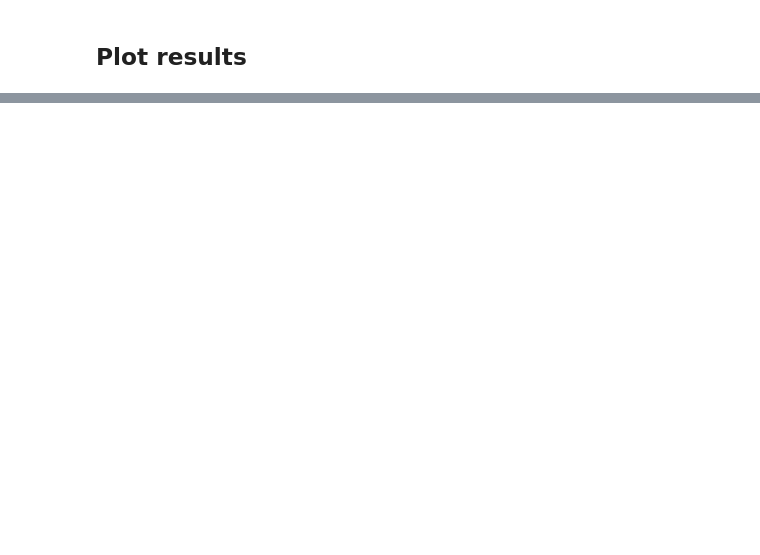
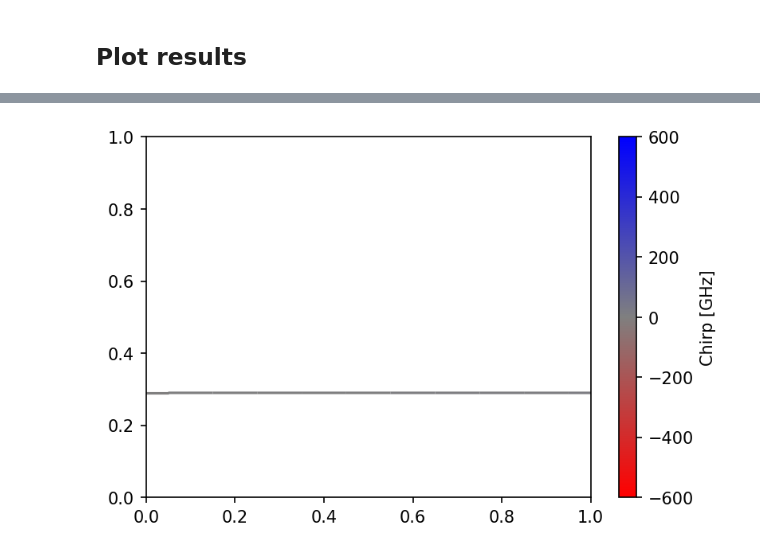
Before and after one commit to OleKrarup123/NLSE-vector-solver, a Jupyter notebook: OpticalWaveBreaking.ipynb, the cells around one changed output, grey strips where cells are left out. Cells and saved outputs as stored; diff of their text form; code cells hidden in the pictures; blank space fills up the shorter version.

Commit message:
Optical Wave breaking

```diff
--- a/OpticalWaveBreaking.ipynb
+++ b/OpticalWaveBreaking.ipynb
@@ -19,8 +44,8 @@ timeFreq_test=timeFreq_class(N,dt)
 # %%
 
 
-#Define fiberulation parameters
-Length          = 53*1.5      #Fiber length in m
+#Define fiber parameters
+Length          = 132.5      #Fiber length in m
 
 gamma           = 400e-3     #Nonlinearity parameter in 1/W/m
 beta2           = 100e3    #Dispersion in fs^2/m (units typically used when referring to beta2)
@@ -64,8 +89,8 @@ testInputSignal = input_signal_class(timeFreq_test,
 # %% [markdown]
 ## Choose step configuration
 # %%
-testStepConfig=("variable","cautious")
-testSafetyFactor = 40
+testStepConfig=("fixed",2**10)
+testSafetyFactor = 40 #Redundant if fixed number of steps is specified.
 # %% [markdown]
 ## Run SSFM to simulate OWB
 # %%
@@ -88,0 +133,64 @@ plotEverythingAboutSpectra(ssfm_result_test,nrange_test,cutoff_test)
+# %%
+from matplotlib.animation import FuncAnimation, PillowWriter
+from matplotlib.legend import LineCollection
+from matplotlib.colors import ListedColormap, LinearSegmentedColormap
+
+points = np.array( [ssfm_result_test.timeFreq.t*1e12 ,  getPower(ssfm_result_test.pulseMatrix[ssfm_result_test.n_z_steps,:])   ]  ).T.reshape(-1,1,2)
+segments = np.concatenate([points[0:-1],points[1:]],axis=1)
+
+#Make custom colormap
+colors = ["red" ,"gray", "blue"]
+cmap1 = LinearSegmentedColormap.from_list("mycmap", colors)
+
+#Initialize color normalization function
+norm = plt.Normalize(-600,600)
+
+#Initialize line collection to be plotted
+lc=LineCollection(segments,cmap=cmap1,norm=norm)
+lc.set_array( getChirp(ssfm_result_test.timeFreq.t,ssfm_result_test.pulseMatrix[ssfm_result_test.n_z_steps,:])/1e9 )
+
+#Initialize figure
+fig, ax = plt.subplots(dpi=150)
+line = ax.add_collection(lc)
+fig.colorbar(line,ax=ax, label = 'Chirp [GHz]')
+
+
+#Function for specifying axes
+def init():
+
+
+  ax.set_xlim([-testInputSignal.duration*3.5*1e12,testInputSignal.duration*3.5*1e12])
+  ax.set_ylim([0,1.05*testInputSignal.Pmax])
+
+  ax.set_xlabel('Time [ps]')
+  ax.set_ylabel('Power [W]')
+#Function for updating the plot in the .gif
+def update(i):
+  ax.clear() #Clear figure
+  init()     #Reset axes
+  ax.set_title(f'Optical Wave breaking, z={np.round(ssfm_result_test.zvals[i],1)}m ')
+  #Make collection of points from pulse power
+  points = np.array( [ssfm_result_test.timeFreq.t*1e12 ,  getPower(ssfm_result_test.pulseMatrix[i,:])   ]  ).T.reshape(-1,1,2)
+
+  #Make collection of lines from points
+  segments = np.concatenate([points[0:-1],points[1:]],axis=1)
+  lc=LineCollection(segments,cmap=cmap1,norm=norm)
+
+  #Activate norm function based on local chirp
+  lc.set_array( getChirp(ssfm_result_test.timeFreq.t,ssfm_result_test.pulseMatrix[i,:])/1e9 )
+
+  #Plot line
+  line = ax.add_collection(lc)
+
+
+
+#Make animation
+ani = FuncAnimation(fig,update,range(ssfm_result_test.n_z_locs),init_func=init)
+plt.show()
+
+#Save animation as .gif
+framerate=30 # Framerate of 30 will look smooth
+writer = PillowWriter(fps=framerate)
+ani.save(f'OWB_={framerate}.gif',writer=writer)
+# %% [output]
+[figure, added]
```
Also changed, not shown: parts of 4 cells of this notebook, 1 other file.
